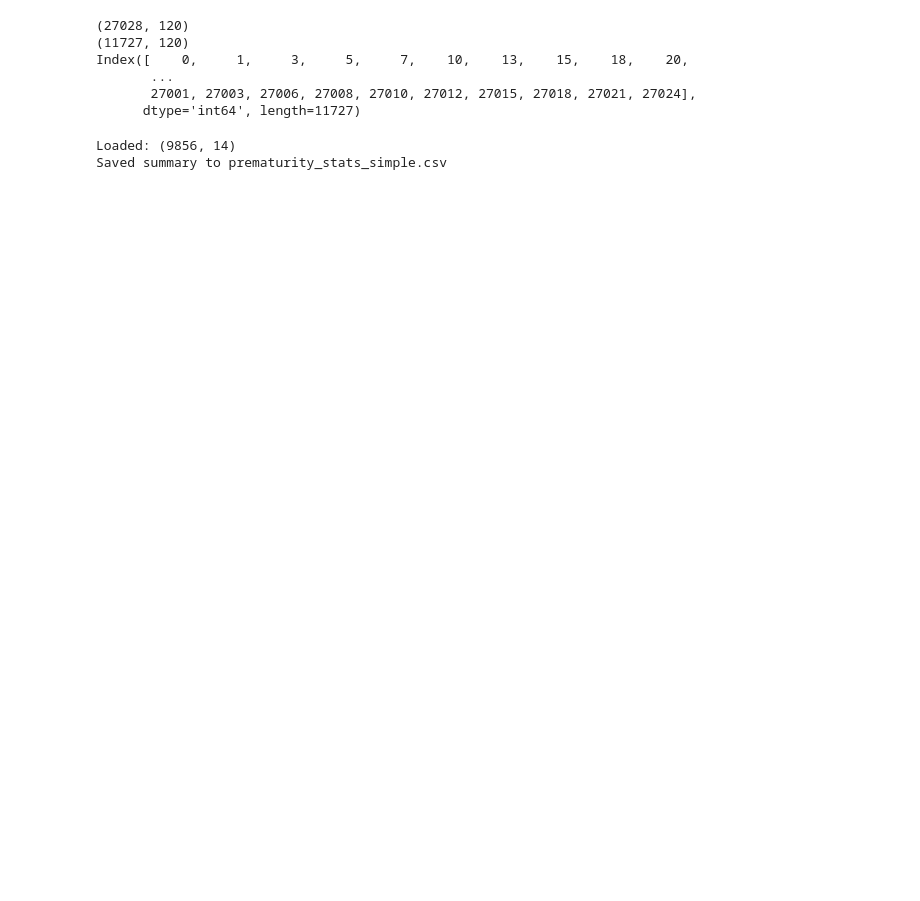
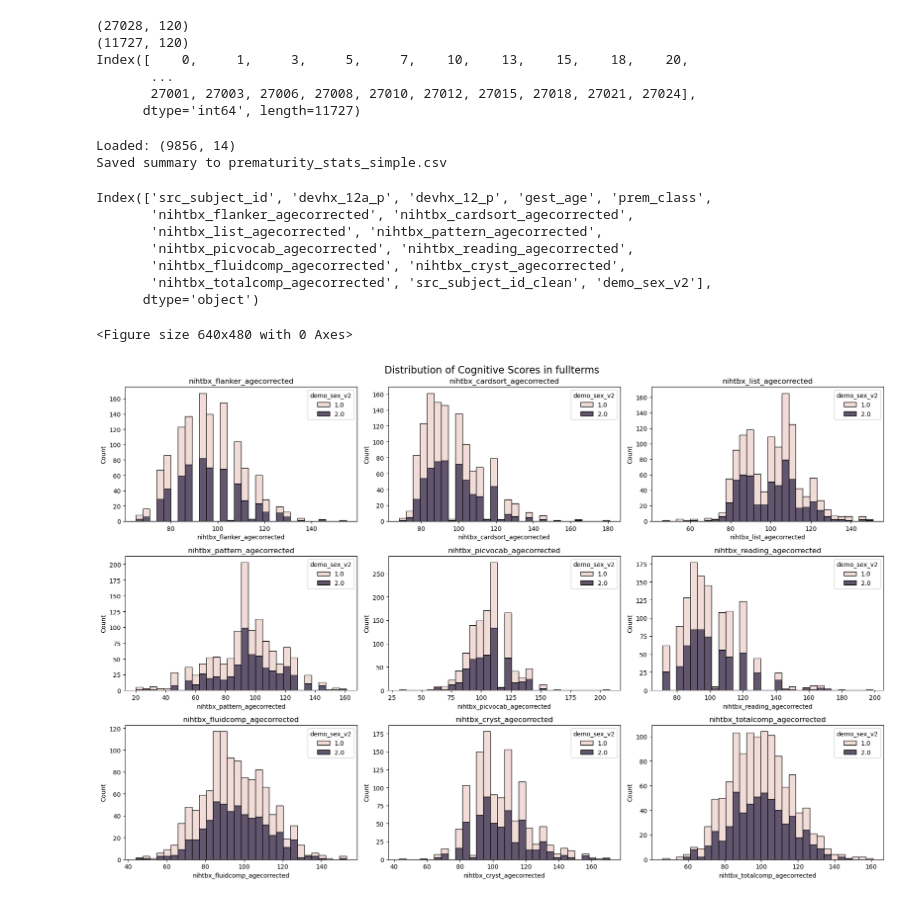
Before and after one commit to neurospin-projects/2025_rmenasria_prematurity, a Jupyter notebook: notebooks/racim/cognition_premas.ipynb, the cells around one changed output. Drawn from its saved outputs; the diff is of its cells as text; code cells hidden in the pictures; blank space fills up the shorter version.

Commit message:
Cognitive study

```diff
--- a/notebooks/racim/cognition_premas.ipynb
+++ b/notebooks/racim/cognition_premas.ipynb
@@ -92,10 +92,10 @@ df.to_csv(
     index=False
 )
 # %%
-from scipy.stats import pearsonr, ttest_ind
+from scipy.stats import pearsonr, ttest_ind,spearmanr
 
 # CONFIG
-data_csv = "/neurospin/dico/rmenasria/Runs/03_main/Program/2025_rmenasria_prematurity/notebooks/racim/df_with_cognition_and_ages.csv"
+data_csv = "/neurospin/dico/rmenasria/Runs/03_main/Input/ABCD/df_with_cognition_and_ages.csv"
 ga_col = "gest_age"
 prem_binary_col = "devhx_12a_p"  # 1 = préma, 0 = terme
 out_csv = "prematurity_stats_simple.csv"
@@ -124,21 +124,27 @@ for score in scores:
     sub_pre = df[df["prem_class"].isin(["28-32"])][[score, ga_col]].dropna()
     if sub_pre.shape[0] >= 4:
         r_pre, p_pre = pearsonr(sub_pre[ga_col], sub_pre[score])
+        r_spear, p_spear = spearmanr(sub_pre[ga_col], sub_pre[score])
     else:
         r_pre, p_pre = np.nan, np.nan
     r_row['pearson_r_ga_pre'] = r_pre
     r_row['pearson_p_ga_pre'] = p_pre
     r_row['n_pre_corr'] = len(sub_pre)
+    r_row['spearman_r_ga_pre'] = r_spear
+    r_row['spearman_p_ga_pre'] = p_spear
 
-    # pearson on fullterms
+    # pearson on small preterms
     sub_smallpreterm = df[df["prem_class"].isin(["32-37"])][[score, ga_col]].dropna()
     if sub_smallpreterm.shape[0] >= 4:
         r_term, p_term = pearsonr(sub_smallpreterm[ga_col], sub_smallpreterm[score])
+        r_spear_term, p_spear_term = spearmanr(sub_smallpreterm[ga_col], sub_smallpreterm[score])
     else:
         r_term, p_term = np.nan, np.nan
     r_row['pearson_r_ga_smallpre'] = r_term
     r_row['pearson_p_ga_smallpre'] = p_term
     r_row['n_smallpre_corr'] = len(sub_smallpreterm)
+    r_row['spearman_r_ga_smallpre'] = r_spear_term
+    r_row['spearman_p_ga_smallpre'] = p_spear_term
 
     # Welch t-test preterms vs terms
     sub_t = df[[score, prem_binary_col]].dropna()
@@ -160,8 +166,66 @@ for score in scores:
     rows.append(r_row)
 
 res_df = pd.DataFrame(rows)
-res_df.to_csv(out_csv, index=False)
+#res_df.to_csv(out_csv, index=False)
 print("Saved summary to", out_csv)
 # %% [output]
 Loaded: (9856, 14)
 Saved summary to prematurity_stats_simple.csv
+# %%
+# histograms of each score by prematurity class
+# a subplot for each score
+import matplotlib.pyplot as plt
+import seaborn as sns
+
+
+#get the sex of the subjects from another dataframe
+df = pd.read_csv("/neurospin/dico/rmenasria/Runs/03_main/Input/ABCD/df_with_cognition_and_ages.csv")
+df_sex = pd.read_csv("/neurospin/dico/rmenasria/Runs/03_main/Input/ABCD/all_labels_clean_abcd_new_classes.csv")[["src_subject_id_clean","demo_sex_v2"]]
+
+df = df.merge(df_sex,left_on="src_subject_id",right_on="src_subject_id_clean",how="inner")
+
+print(df.columns)
+
+
+# sub_df for each prematurity class
+df['prem_class'] = df['prem_class'].astype(str)
+df_vpre = df[df['prem_class'] == '<28']
+
+df_pre = df[df['prem_class'] == '28-32']
+
+
+df_term = df[df['prem_class'] == '>=37']
+
+
+df_smallpre = df[df['prem_class'] == '32-37']
+
+
+
+plt.subplots_adjust(hspace=0.5, wspace=0.3)
+fig, axes = plt.subplots(3, 3, figsize=(18, 12))
+for i, score in enumerate(scores):
+    ax = axes[i // 3, i % 3]
+    sns.histplot(
+        data=df_smallpre,
+        x=score,
+        hue="demo_sex_v2",
+        multiple="stack",
+        bins=30,
+        ax=ax,
+    )
+
+    ax.set_title(score)
+fig.suptitle("Distribution of Cognitive Scores in fullterms", fontsize=16)
+plt.tight_layout()
+
+plt.show()
+# %% [output]
+Index(['src_subject_id', 'devhx_12a_p', 'devhx_12_p', 'gest_age', 'prem_class',
+       'nihtbx_flanker_agecorrected', 'nihtbx_cardsort_agecorrected',
+       'nihtbx_list_agecorrected', 'nihtbx_pattern_agecorrected',
+       'nihtbx_picvocab_agecorrected', 'nihtbx_reading_agecorrected',
+       'nihtbx_fluidcomp_agecorrected', 'nihtbx_cryst_agecorrected',
+       'nihtbx_totalcomp_agecorrected', 'src_subject_id_clean', 'demo_sex_v2'],
+      dtype='object')
+<Figure size 640x480 with 0 Axes>
+[figure, added]
```
Also changed, not shown: parts of 4 cells of this notebook, 8 other files.
